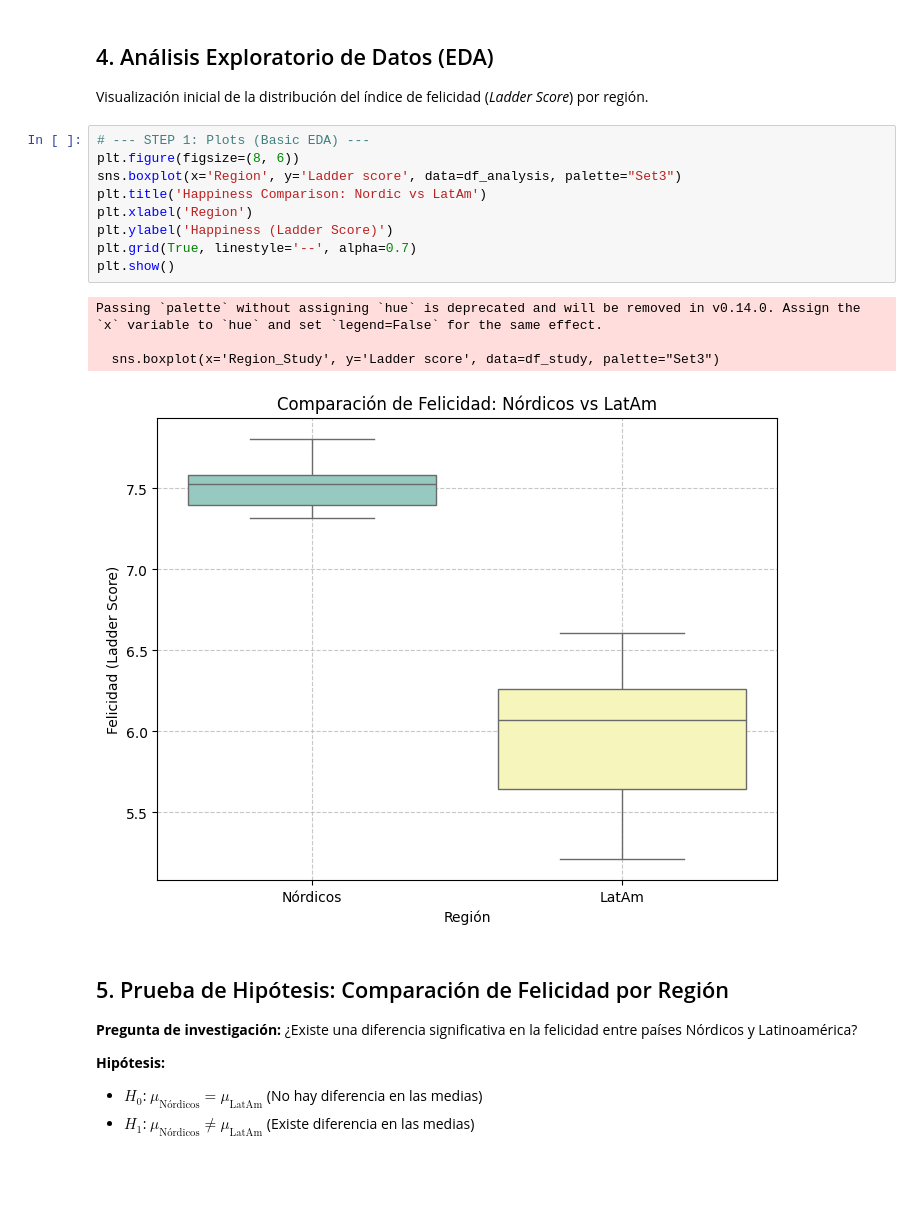
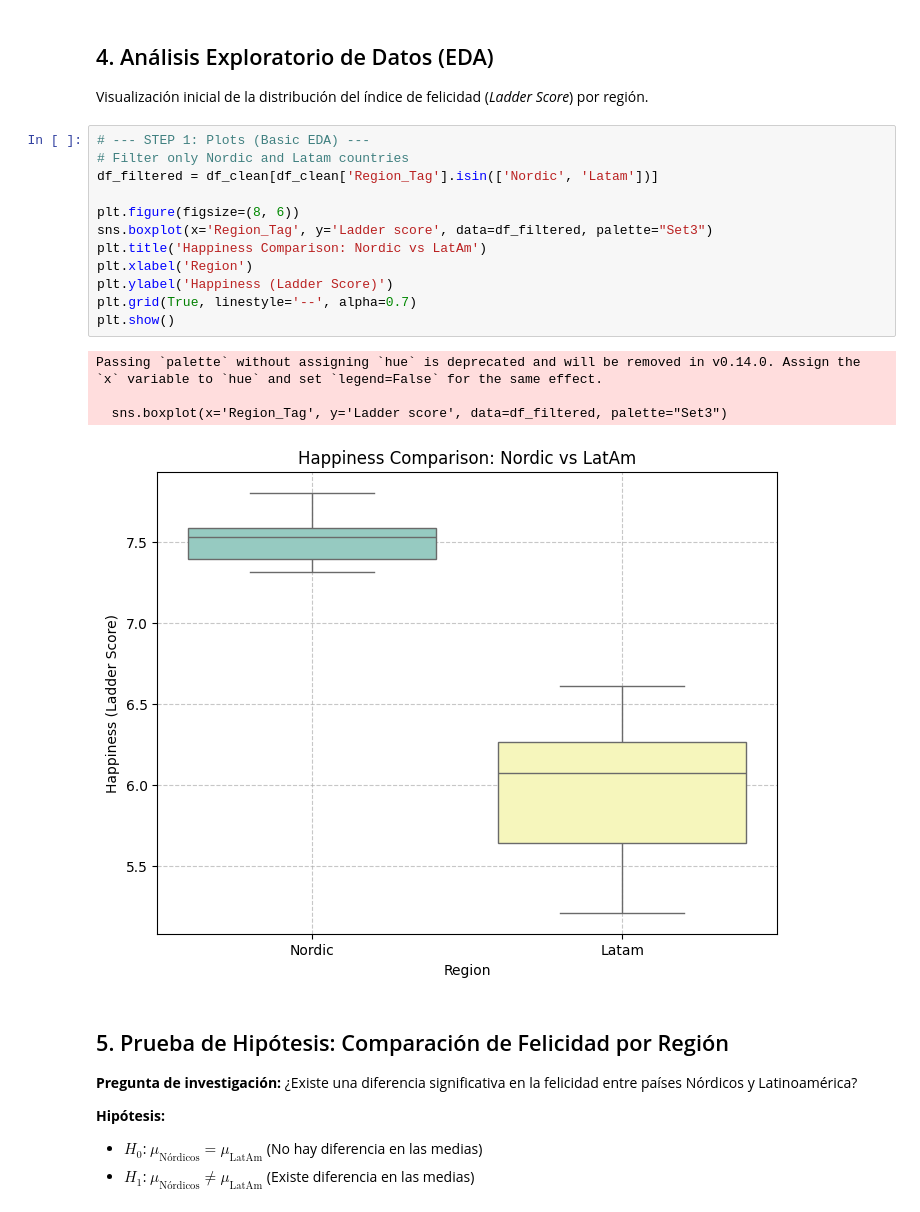
Before and after one commit to crackbandicoot-dot/stats-project-happiness-2025, a Jupyter notebook: notebooks/happiness_analysis.ipynb, the cells around one changed output. Cells and saved outputs as stored; diff of their text form; blank space fills up the shorter version.

Commit message:
fix : Exception for using LatAm instead Latam

```diff
--- a/notebooks/happiness_analysis.ipynb
+++ b/notebooks/happiness_analysis.ipynb
@@ -61,18 +61,21 @@ df_clean['Region_Tag'] = df_clean['Country name'].apply(categorize_region)
 Visualización inicial de la distribución del índice de felicidad (*Ladder Score*) por región.
 # %%
 # --- STEP 1: Plots (Basic EDA) ---
+# Filter only Nordic and Latam countries
+df_filtered = df_clean[df_clean['Region_Tag'].isin(['Nordic', 'Latam'])]
+
 plt.figure(figsize=(8, 6))
-sns.boxplot(x='Region', y='Ladder score', data=df_analysis, palette="Set3")
+sns.boxplot(x='Region_Tag', y='Ladder score', data=df_filtered, palette="Set3")
 plt.title('Happiness Comparison: Nordic vs LatAm')
 plt.xlabel('Region')
 plt.ylabel('Happiness (Ladder Score)')
 plt.grid(True, linestyle='--', alpha=0.7)
 plt.show()
 # %% [output]
 Passing `palette` without assigning `hue` is deprecated and will be removed in v0.14.0. Assign the `x` variable to `hue` and set `legend=False` for the same effect.
 
-  sns.boxplot(x='Region_Study', y='Ladder score', data=df_study, palette="Set3")
+  sns.boxplot(x='Region_Tag', y='Ladder score', data=df_filtered, palette="Set3")
-[figure, old version]
+[figure, new version]
 # %% [markdown]
 ## 5. Prueba de Hipótesis: Comparación de Felicidad por Región
 
```
Also changed, not shown: parts of 1 cell of this notebook.
